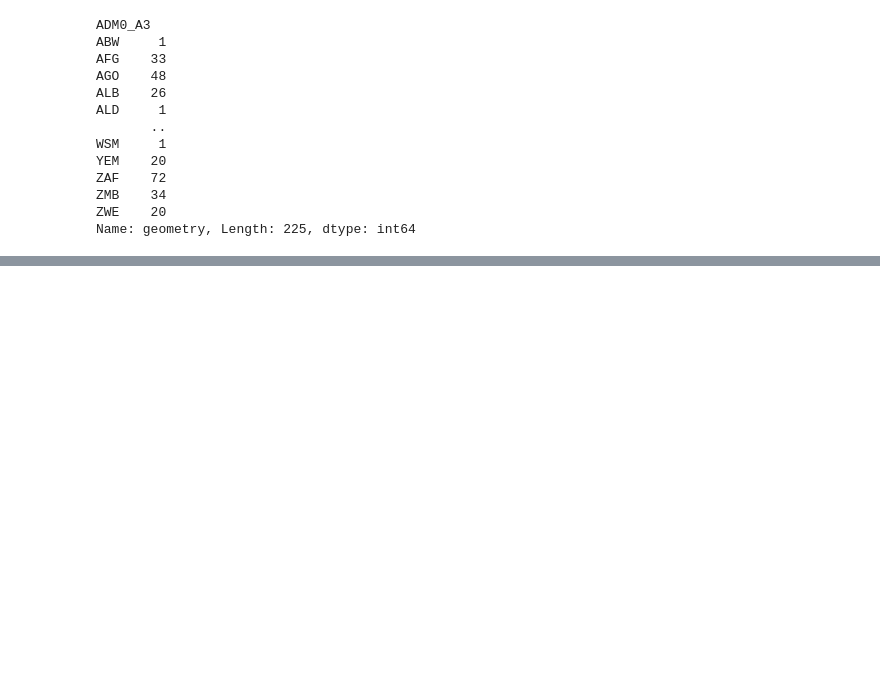
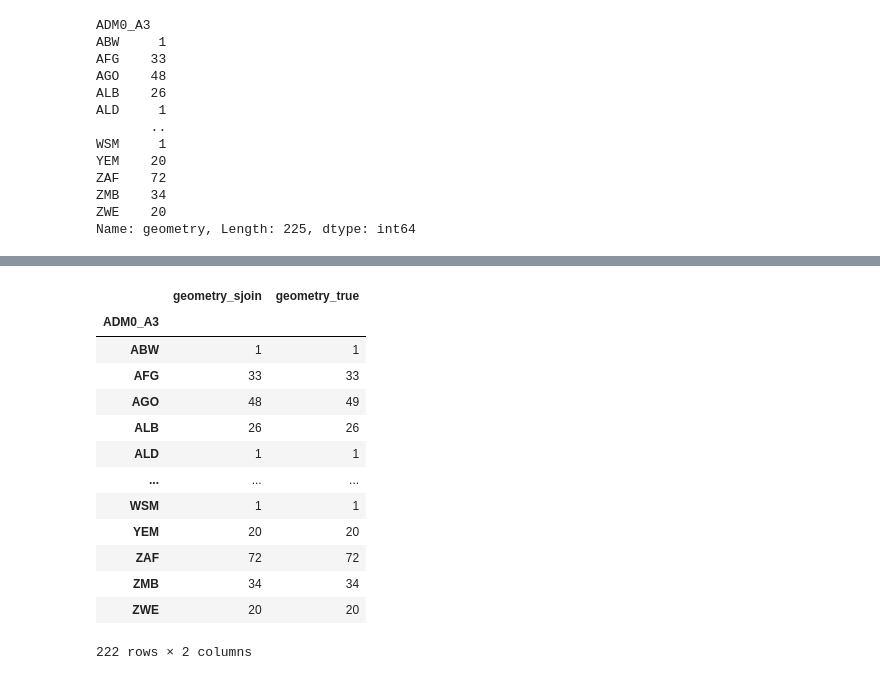
Before and after one commit to SMU-Econ-Growth/EconGrowthUG-Notebooks, a Jupyter notebook: GIS-with-Python.ipynb, the cells around one changed output, grey strips where cells are left out. Cells and saved outputs as stored; diff of their text form; code cells hidden in the pictures; blank space fills up the shorter version.

```diff
--- a/GIS-with-Python.ipynb
+++ b/GIS-with-Python.ipynb
@@ -1018,0 +1056,18 @@ Name: geometry, Length: 225, dtype: int64
+# %%
+compare_pl = pd.merge(mysjoin_pl, number_pop_pl, left_index=True, right_index=True, suffixes=['_sjoin', '_true'])
+compare_pl
+# %% [output]
+|  | geometry_sjoin | geometry_true |
+| ADM0_A3 |  |  |
+| ABW | 1 | 1 |
+| AFG | 33 | 33 |
+| AGO | 48 | 49 |
+| ALB | 26 | 26 |
+| ALD | 1 | 1 |
+| ... | ... | ... |
+| WSM | 1 | 1 |
+| YEM | 20 | 20 |
+| ZAF | 72 | 72 |
+| ZMB | 34 | 34 |
+| ZWE | 20 | 20 |
+222 rows × 2 columns
```
Also changed, not shown: parts of 9 cells of this notebook.
